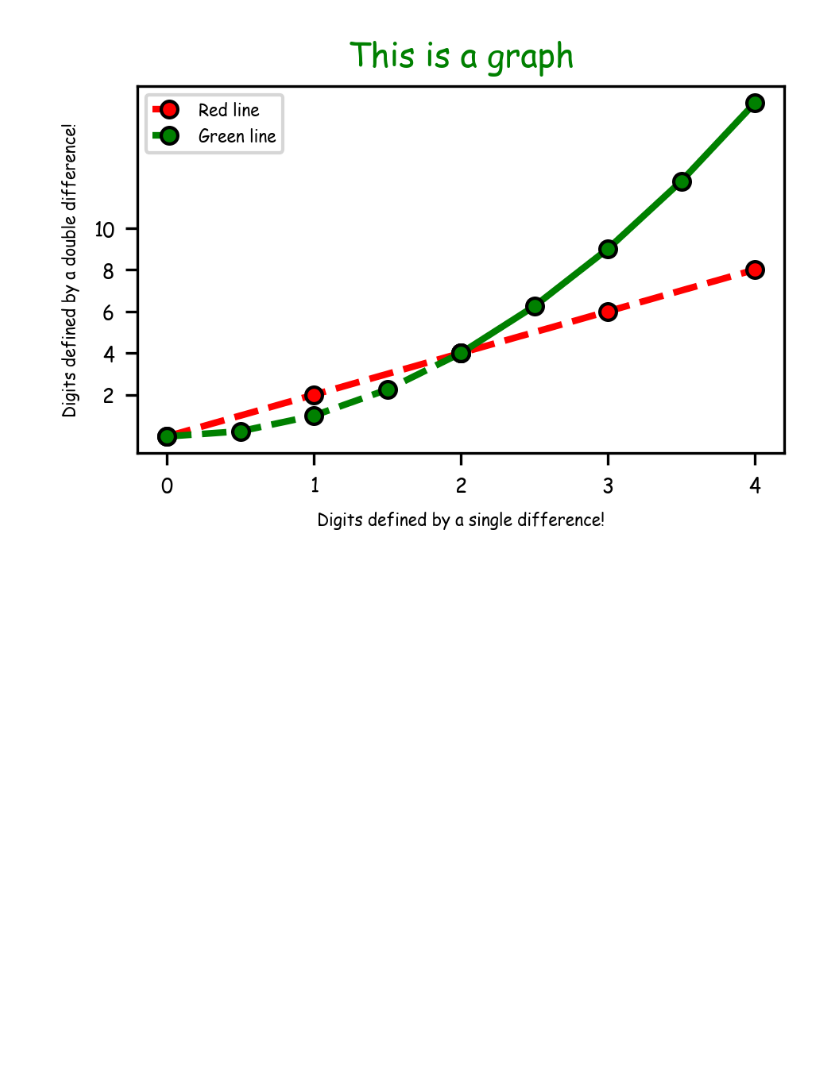
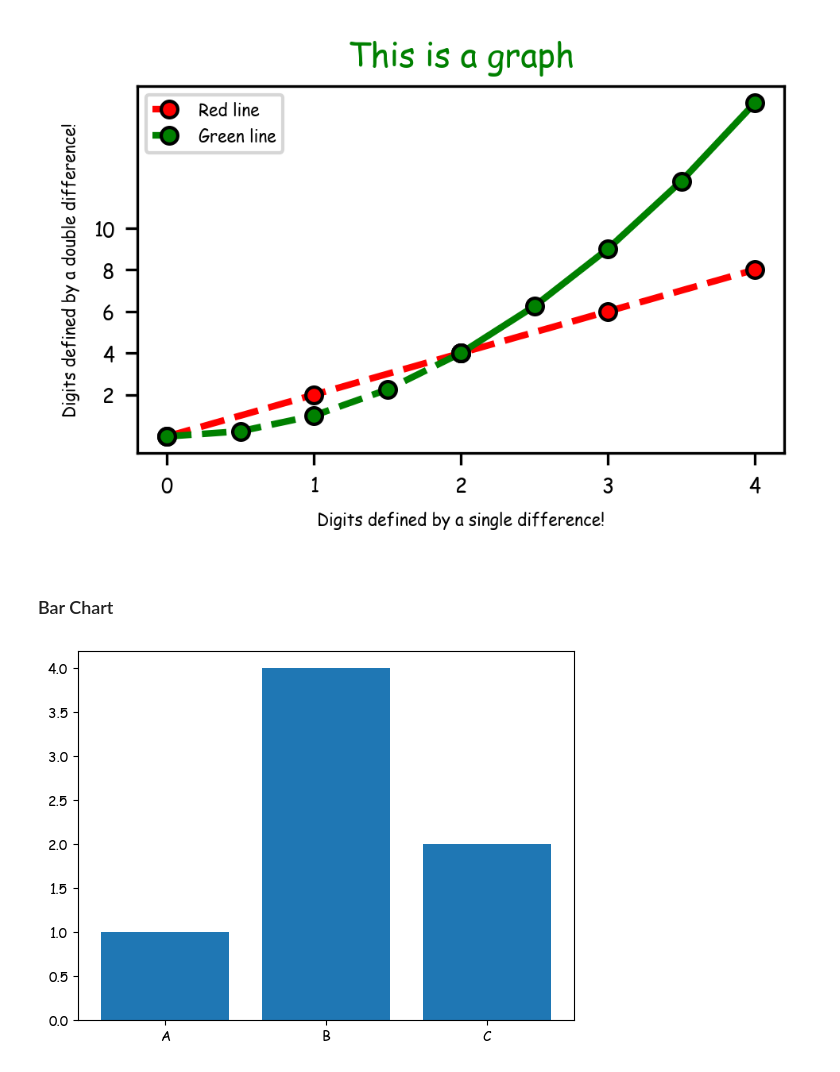
Before and after one commit to whoseunassailable/understanding_of_matplotlib, a Jupyter notebook: understanding_matplotlib.ipynb, the cells around one changed output. Cells and saved outputs as stored; diff of their text form; code cells hidden in the pictures; blank space fills up the shorter version.

```diff
--- a/understanding_matplotlib.ipynb
+++ b/understanding_matplotlib.ipynb
@@ -266,3 +266,14 @@ plt.savefig('basic_graph', dpi = 300)
 plt.show()
 # %% [output]
 [figure]
+# %% [markdown]
+### Bar Chart
+# %%
+x = ['A', 'B', 'C']
+y = [1, 4, 2]
+
+plt.bar(x, y)
+
+plt.show()
+# %% [output]
+[figure, added]
```
Also changed, not shown: parts of 2 cells of this notebook.
